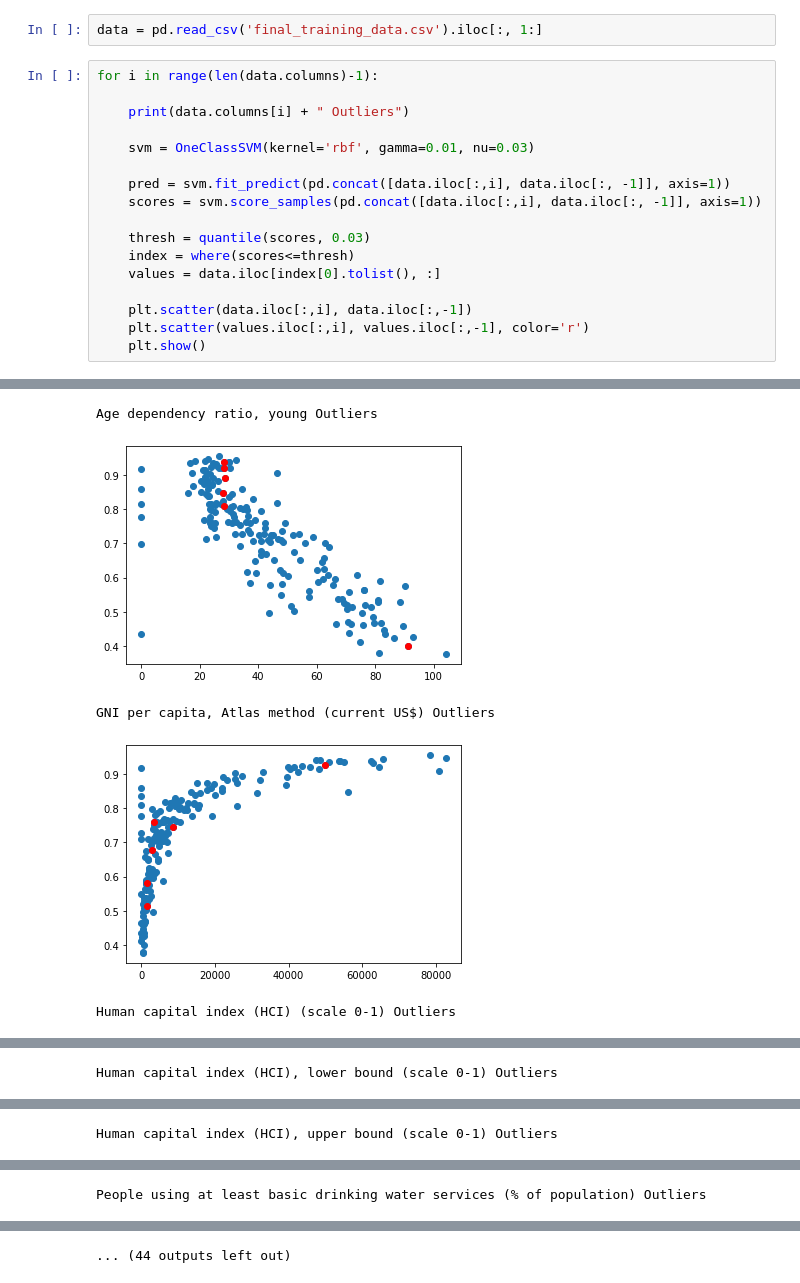
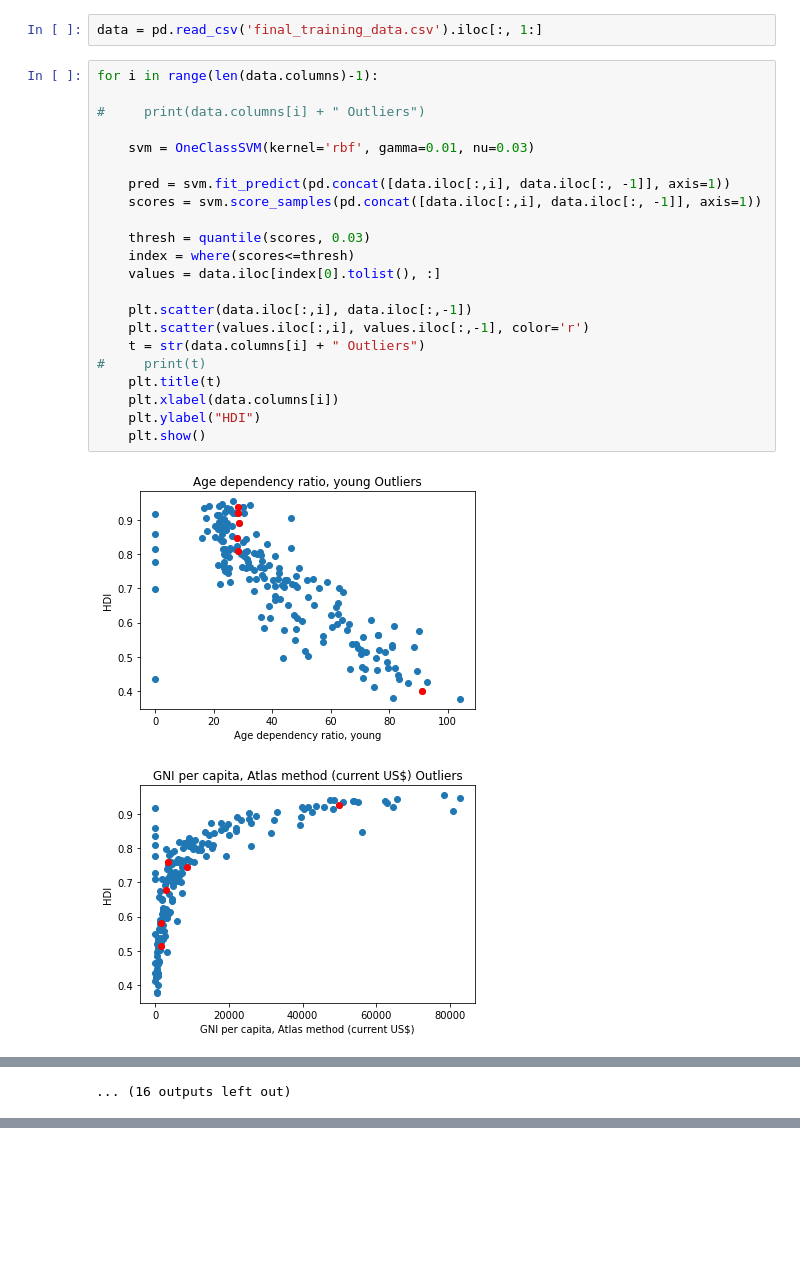
Before and after one commit to CoderHahs/geopolitical-data, a Jupyter notebook: Project 4 Deliverable ptC.ipynb, the cells around one changed output, grey strips where cells are left out. Saved outputs shown, nothing was run; the diff lists cells and outputs as text; blank space fills up the shorter version.

```diff
--- a/Project 4 Deliverable ptC.ipynb
+++ b/Project 4 Deliverable ptC.ipynb
@@ -9,18 +9,25 @@ data = pd.read_csv('final_training_data.csv').iloc[:, 1:]
 # %%
 for i in range(len(data.columns)-1):
 
-    print(data.columns[i] + " Outliers")
+#     print(data.columns[i] + " Outliers")
 
     svm = OneClassSVM(kernel='rbf', gamma=0.01, nu=0.03)
 
     pred = svm.fit_predict(pd.concat([data.iloc[:,i], data.iloc[:, -1]], axis=1))
     scores = svm.score_samples(pd.concat([data.iloc[:,i], data.iloc[:, -1]], axis=1))
 
     thresh = quantile(scores, 0.03)
     index = where(scores<=thresh)
     values = data.iloc[index[0].tolist(), :]
 
     plt.scatter(data.iloc[:,i], data.iloc[:,-1])
     plt.scatter(values.iloc[:,i], values.iloc[:,-1], color='r')
+    t = str(data.columns[i] + " Outliers")
+#     print(t)
+    plt.title(t)
+    plt.xlabel(data.columns[i])
+    plt.ylabel("HDI")
     plt.show()
 # %% [output]
+[figure, new version]
+[figure, new version]
@@ -27,5 +44 @@ for i in range(len(data.columns)-1):
-Age dependency ratio, young Outliers
+... (16 outputs left out)
-[figure, old version]
-GNI per capita, Atlas method (current US$) Outliers
-[figure, old version]
-Human capital index (HCI) (scale 0-1) Outliers
@@ -33 +44,0 @@ Human capital index (HCI) (scale 0-1) Outliers
-Human capital index (HCI), lower bound (scale 0-1) Outliers
@@ -35 +44,0 @@ Human capital index (HCI), lower bound (scale 0-1) Outliers
-Human capital index (HCI), upper bound (scale 0-1) Outliers
@@ -37 +44,0 @@ Human capital index (HCI), upper bound (scale 0-1) Outliers
-People using at least basic drinking water services (% of population) Outliers
@@ -39 +44,0 @@ People using at least basic drinking water services (% of population) Outliers
-... (44 outputs left out)
```
Also changed, not shown: parts of 1 cell of this notebook.
